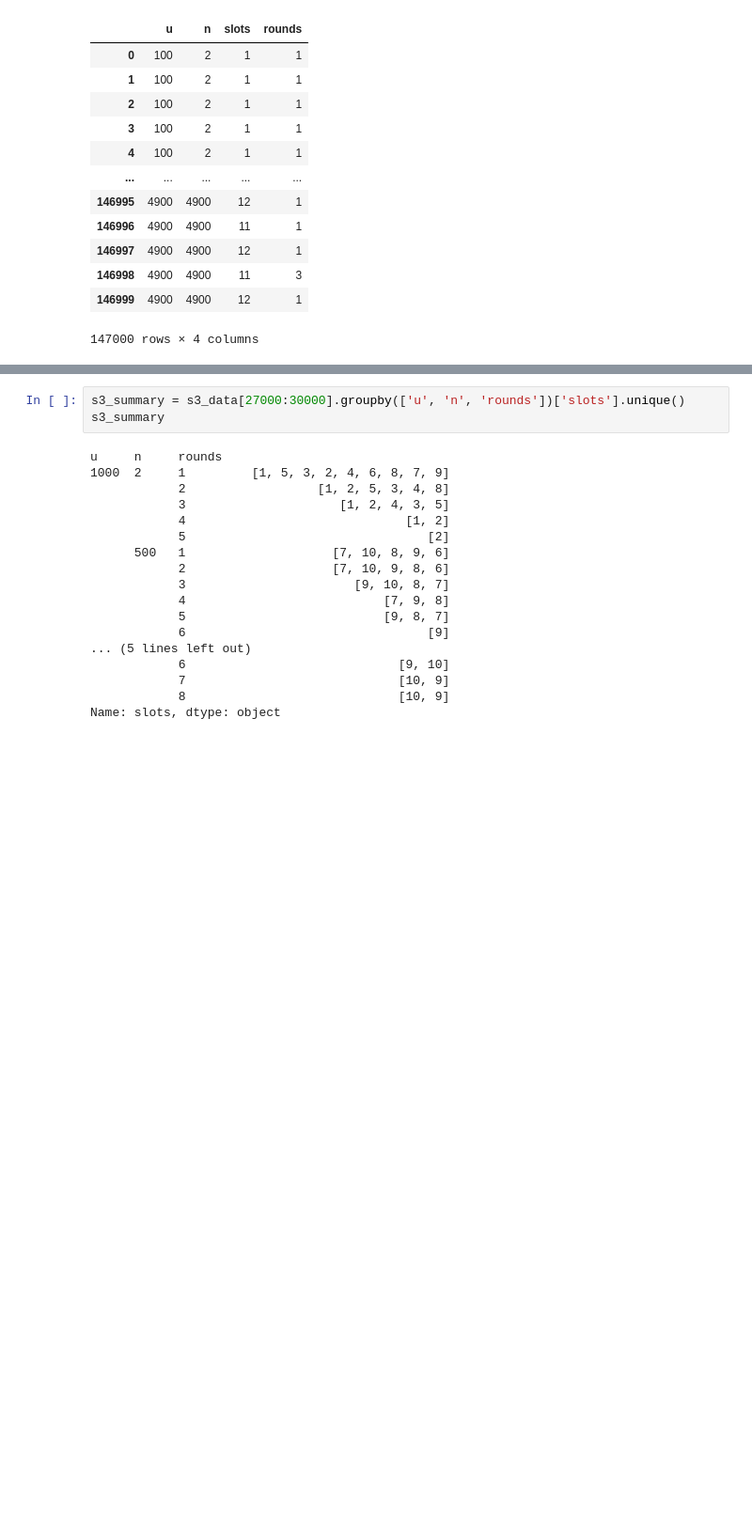
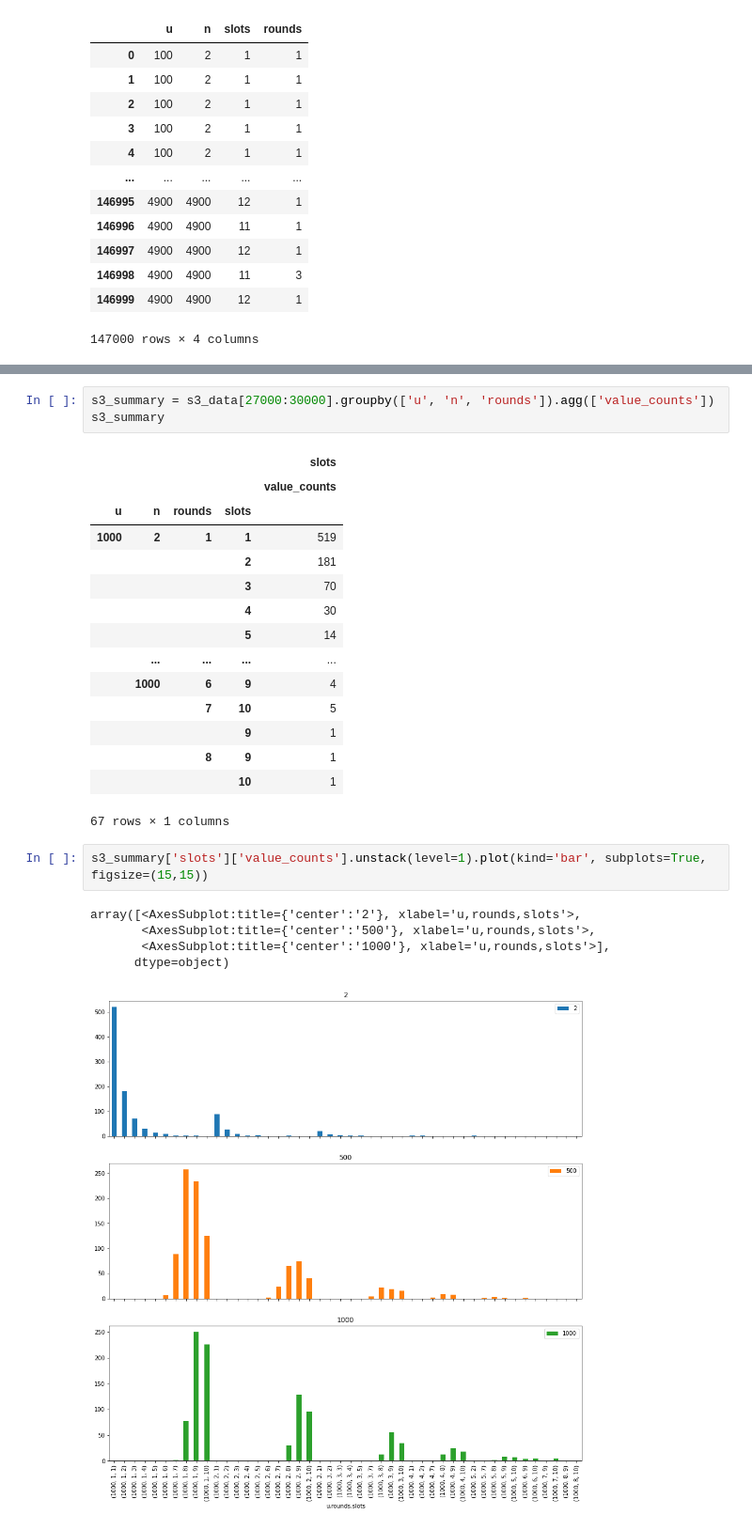
Before and after one commit to JakubGogola-IDENTT/analysis_of_algorithms, a Jupyter notebook: lab1/lab1.ipynb, the cells around one changed output, grey strips where cells are left out. Shown at 94% size. Saved outputs shown, nothing was run; the diff lists cells and outputs as text; blank space fills up the shorter version.

```diff
--- a/lab1/lab1.ipynb
+++ b/lab1/lab1.ipynb
@@ -43,21 +45,27 @@ s3_data
 # %%
-s3_summary = s3_data[27000:30000].groupby(['u', 'n', 'rounds'])['slots'].unique()
+s3_summary = s3_data[27000:30000].groupby(['u', 'n', 'rounds']).agg(['value_counts'])
 s3_summary
 # %% [output]
+|  |  |  |  | slots |
+|  |  |  |  | value_counts |
+| u | n | rounds | slots |  |
+| 1000 | 2 | 1 | 1 | 519 |
+|  |  |  | 2 | 181 |
+|  |  |  | 3 | 70 |
+|  |  |  | 4 | 30 |
+|  |  |  | 5 | 14 |
+|  | ... | ... | ... | ... |
+|  | 1000 | 6 | 9 | 4 |
+|  |  | 7 | 10 | 5 |
+|  |  |  | 9 | 1 |
+|  |  | 8 | 9 | 1 |
+|  |  |  | 10 | 1 |
-u     n     rounds
-1000  2     1         [1, 5, 3, 2, 4, 6, 8, 7, 9]
-            2                  [1, 2, 5, 3, 4, 8]
-            3                     [1, 2, 4, 3, 5]
-            4                              [1, 2]
-            5                                 [2]
-      500   1                    [7, 10, 8, 9, 6]
-            2                    [7, 10, 9, 8, 6]
-            3                       [9, 10, 8, 7]
-            4                           [7, 9, 8]
-            5                           [9, 8, 7]
-            6                                 [9]
-... (5 lines left out)
-            6                             [9, 10]
-            7                             [10, 9]
-            8                             [10, 9]
-Name: slots, dtype: object
+67 rows × 1 columns
+# %%
+s3_summary['slots']['value_counts'].unstack(level=1).plot(kind='bar', subplots=True, figsize=(15,15))
+# %% [output]
+array([<AxesSubplot:title={'center':'2'}, xlabel='u,rounds,slots'>,
+       <AxesSubplot:title={'center':'500'}, xlabel='u,rounds,slots'>,
+       <AxesSubplot:title={'center':'1000'}, xlabel='u,rounds,slots'>],
+      dtype=object)
+[figure, added]
```
Also changed, not shown: parts of 23 cells of this notebook, 1 other file.
